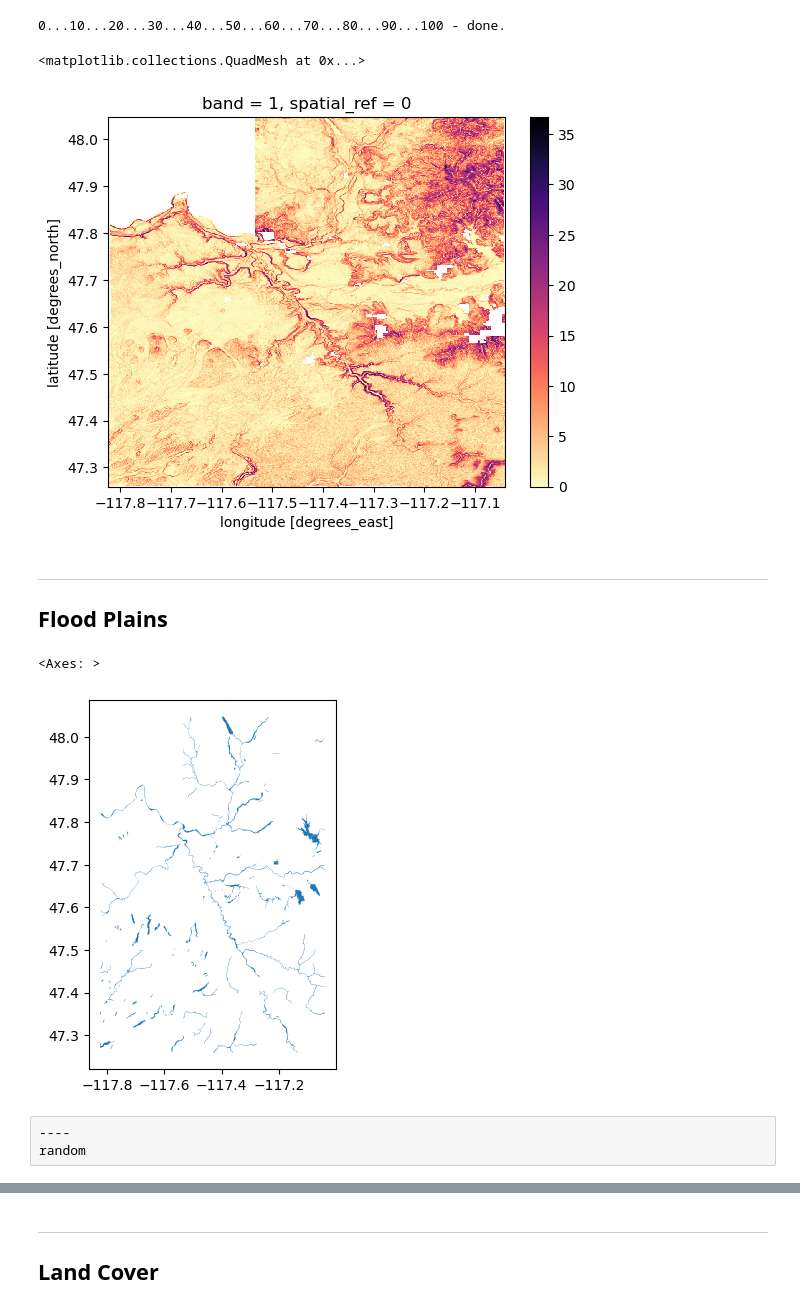
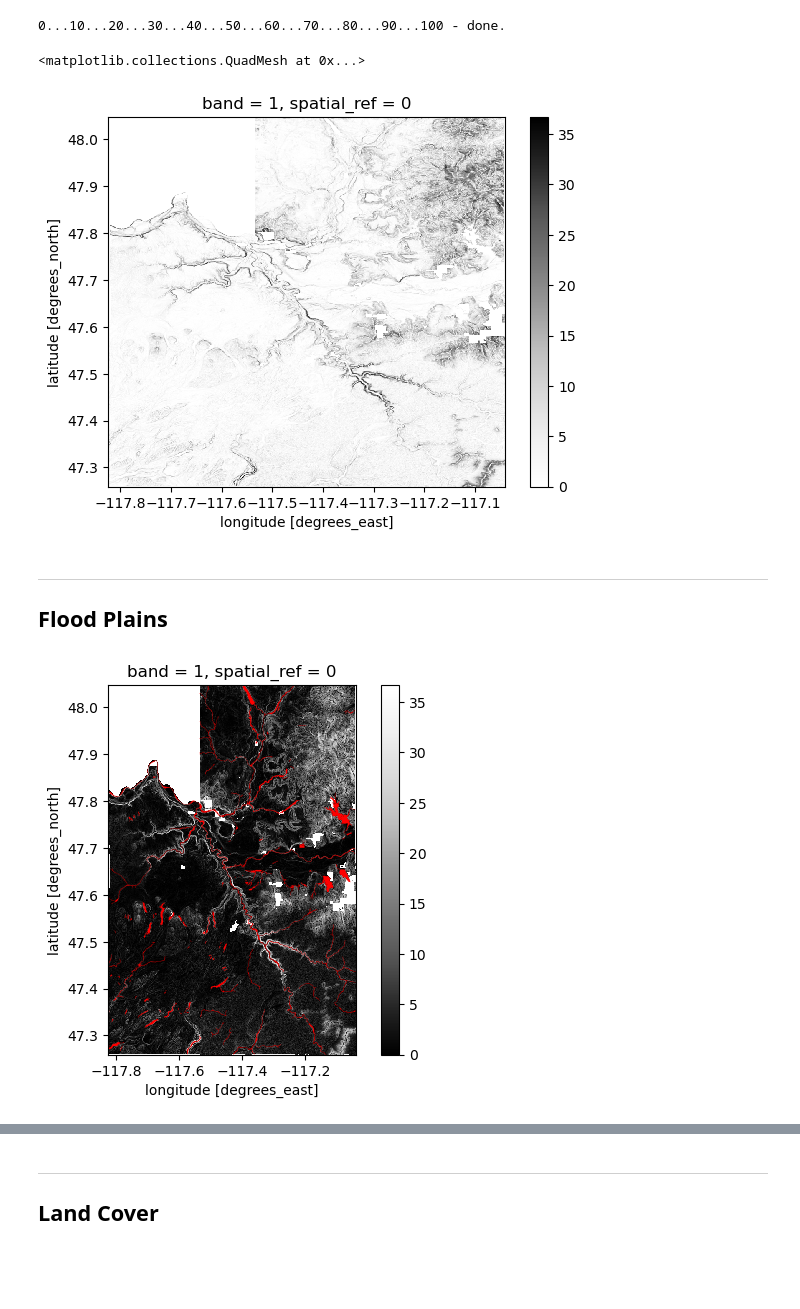
Before and after one commit to UW-GDA/Solar-Energy-Feasibility, a Jupyter notebook: Land_Use_au.ipynb, the cells around one changed output, grey strips where cells are left out. Drawn from its saved outputs; the diff is of its cells as text; code cells hidden in the pictures; blank space fills up the shorter version.

```diff
--- a/Land_Use_au.ipynb
+++ b/Land_Use_au.ipynb
@@ -140,10 +137,10 @@ slope_ras = slope_ras.rio.reproject(spokane_gdf.crs)
 census_geom = spokane_gdf.geometry.union_all()
 slope_spo = slope_ras.rio.clip([census_geom], spokane_gdf.crs)
 # %%
-slope_spo.plot(cmap="magma_r")
+slope_spo.plot(cmap="Greys")
 # %% [output]
 <matplotlib.collections.QuadMesh at 0x...>
-[figure, old version]
+[figure, new version]
 # %% [markdown]
 ---
 ## Flood Plains
@@ -151,10 +148,11 @@ slope_spo.plot(cmap="magma_r")
 floodplains_fn = './Data/FEMA_Flood_Zone.geojson'
 floodplains_gdf = gpd.read_file(floodplains_fn).to_crs(4326)
 # %%
-floodplains_gdf.plot()
+f, ax = plt.subplots()
+
+slope_spo.plot(ax=ax, cmap="Greys_r")
+floodplains_gdf.plot(ax=ax, color='red')
+
+plt.show()
 # %% [output]
-<Axes: >
-[figure, old version]
+[figure, new version]
-# %% [raw]
-----
-random
```
Also changed, not shown: parts of 12 cells of this notebook, 2 other files.
